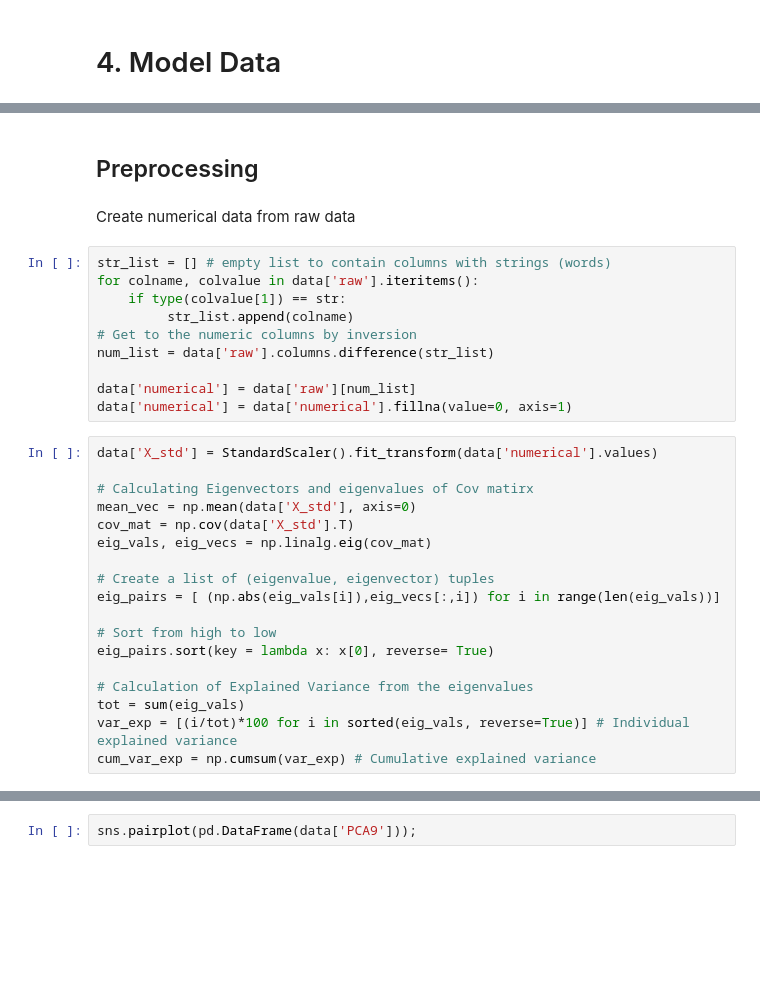
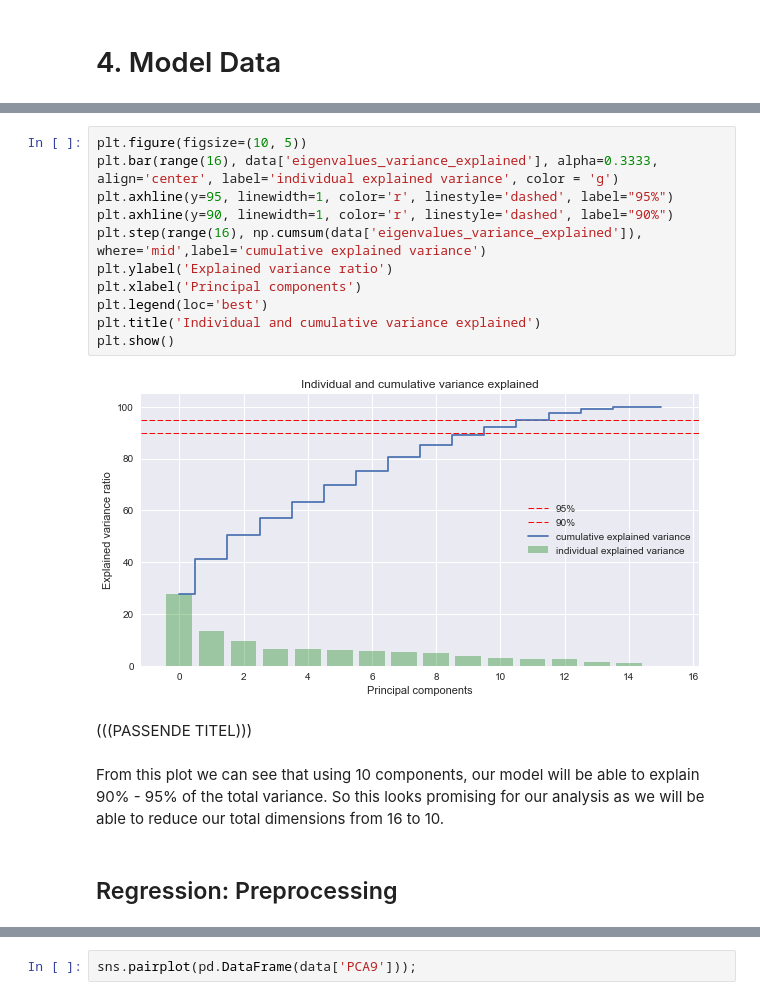
Before and after one commit to christianbillp/python, a Jupyter notebook: notebooks/ML_projekt1.ipynb, the cells around one changed output, grey strips where cells are left out. Cells and saved outputs as stored; diff of their text form; blank space fills up the shorter version.

```diff
--- a/notebooks/ML_projekt1.ipynb
+++ b/notebooks/ML_projekt1.ipynb
@@ -343,32 +362,19 @@ the data prior to the PCA analysis.
+# %%
+plt.figure(figsize=(10, 5))
+plt.bar(range(16), data['eigenvalues_variance_explained'], alpha=0.3333, align='center', label='individual explained variance', color = 'g')
+plt.axhline(y=95, linewidth=1, color='r', linestyle='dashed', label="95%")
+plt.axhline(y=90, linewidth=1, color='r', linestyle='dashed', label="90%")
+plt.step(range(16), np.cumsum(data['eigenvalues_variance_explained']), where='mid',label='cumulative explained variance')
+plt.ylabel('Explained variance ratio')
+plt.xlabel('Principal components')
+plt.legend(loc='best')
+plt.title('Individual and cumulative variance explained')
+plt.show()
+# %% [output]
+[figure, added]
+# %% [markdown]
+(((PASSENDE TITEL)))
+# %% [markdown]
+From this plot we can see that using 10 components, our model will be able to explain 90% - 95% of the total variance. So this looks promising for our analysis as we will be able to reduce our total dimensions from 16 to 10.
 # %% [markdown]
-## Preprocessing
+## Regression: Preprocessing
-# %% [markdown]
-Create numerical data from raw data
-# %%
-str_list = [] # empty list to contain columns with strings (words)
-for colname, colvalue in data['raw'].iteritems():
-    if type(colvalue[1]) == str:
-         str_list.append(colname)
-# Get to the numeric columns by inversion
-num_list = data['raw'].columns.difference(str_list)
-
-data['numerical'] = data['raw'][num_list]
-data['numerical'] = data['numerical'].fillna(value=0, axis=1)
-# %%
-data['X_std'] = StandardScaler().fit_transform(data['numerical'].values)
-
-# Calculating Eigenvectors and eigenvalues of Cov matirx
-mean_vec = np.mean(data['X_std'], axis=0)
-cov_mat = np.cov(data['X_std'].T)
-eig_vals, eig_vecs = np.linalg.eig(cov_mat)
-
-# Create a list of (eigenvalue, eigenvector) tuples
-eig_pairs = [ (np.abs(eig_vals[i]),eig_vecs[:,i]) for i in range(len(eig_vals))]
-
-# Sort from high to low
-eig_pairs.sort(key = lambda x: x[0], reverse= True)
-
-# Calculation of Explained Variance from the eigenvalues
-tot = sum(eig_vals)
-var_exp = [(i/tot)*100 for i in sorted(eig_vals, reverse=True)] # Individual explained variance
-cum_var_exp = np.cumsum(var_exp) # Cumulative explained variance
```
Also changed, not shown: parts of 32 cells of this notebook.
